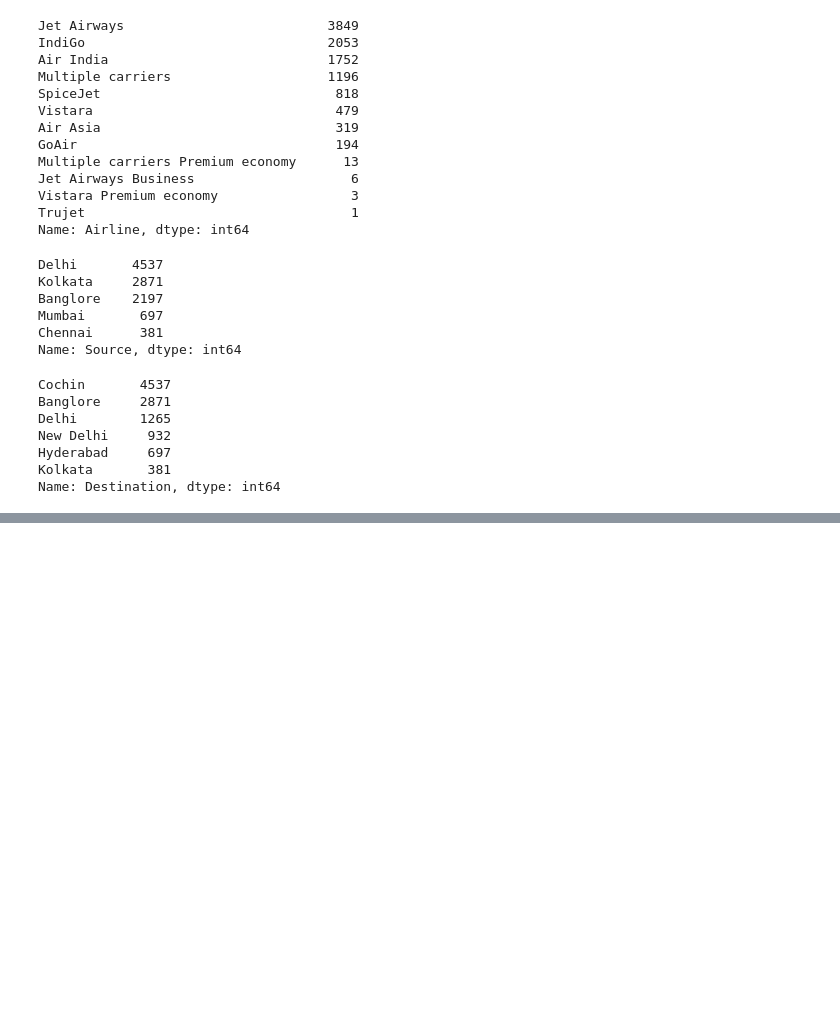
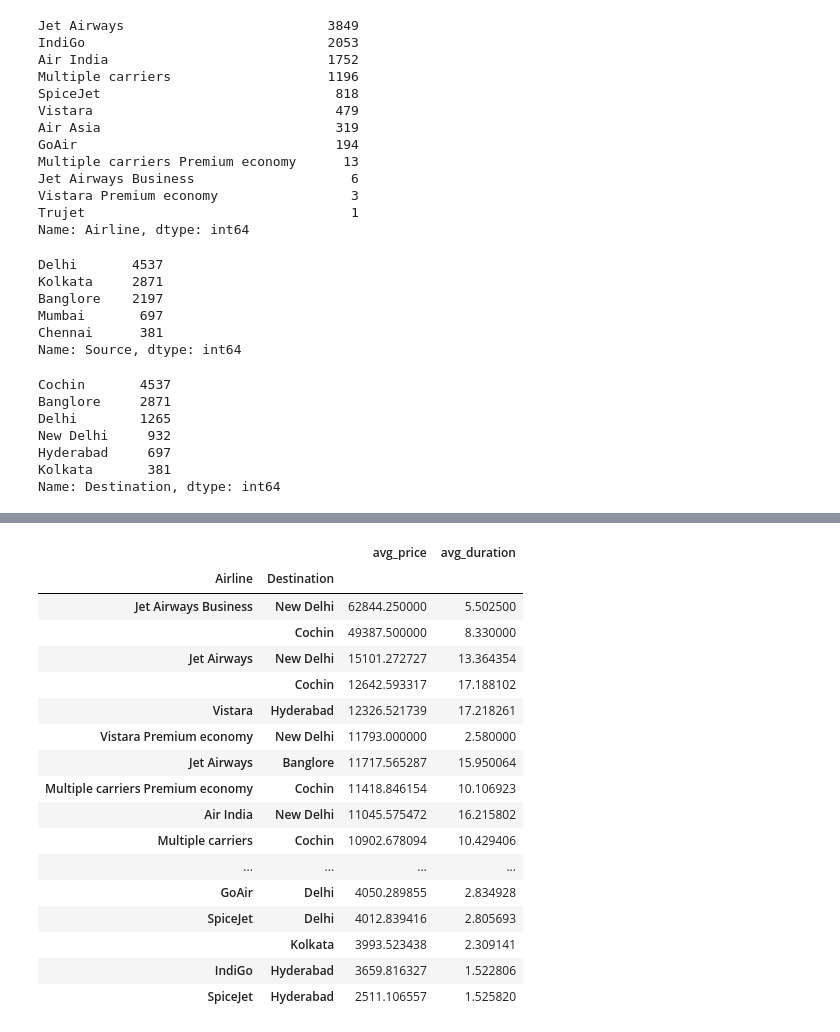
Before and after one commit to mehratif1/Flight_Price_Analysis, a Jupyter notebook: Project1.ipynb, the cells around one changed output, grey strips where cells are left out. Cells and saved outputs as stored; diff of their text form; code cells hidden in the pictures; blank space fills up the shorter version.

```diff
--- a/Project1.ipynb
+++ b/Project1.ipynb
@@ -46,4 +46,4 @@ df["Route"] = df["Route"].astype("str").str.replace("→", "-")
 # %%
 # df["Dep_Time"] = df["Dep_Time"].astype("str").str.replace(":", ".").astype("float")
 # %%
-df["Date_of_Journey"] = df["Date_of_Journey"].astype("datetime64[ns]")
+df["Date_of_Journey"] = pd.to_datetime(df["Date_of_Journey"])
@@ -58,0 +50,2 @@ df.head()
+# %%
+df = df.sort_values(by = "Date_of_Journey", ascending= True).reset_index()
@@ -58,0 +68,20 @@ df.head()
+# %%
+def time_string_to_float(time_str):
+    parts = time_str.split()
+
+    if len(parts) == 2:
+        try:
+            hours = int(parts[0].replace('h', ''))
+            minutes = int(parts[1].replace('m', ''))
+            total_hours = hours + minutes / 60.0
+            return total_hours
+        except ValueError:
+            return None
+    elif len(parts) == 1 and 'h' in parts[0]:
+        hours = int(parts[0].replace("h", ""))
+        return hours
+    else:
+        return None
+
+df["Duration"] = df["Duration"].apply(time_string_to_float)
+df.head()
@@ -58,0 +97,3 @@ df.head()
+# %%
+df["Duration"] = round(df["Duration"], 2)
+# print(df["Duration"])
@@ -140,0 +228,24 @@ dtype: int64
+# %%
+df.groupby(["Airline", "Destination"]).agg(
+    avg_price=pd.NamedAgg(column="Price", aggfunc="mean"),
+    avg_duration=pd.NamedAgg(column="Duration", aggfunc="mean")
+).sort_values(by="avg_price", ascending=False)
+# %% [output]
+|  |  | avg_price | avg_duration |
+| Airline | Destination |  |  |
+| Jet Airways Business | New Delhi | 62844.250000 | 5.502500 |
+|  | Cochin | 49387.500000 | 8.330000 |
+| Jet Airways | New Delhi | 15101.272727 | 13.364354 |
+|  | Cochin | 12642.593317 | 17.188102 |
+| Vistara | Hyderabad | 12326.521739 | 17.218261 |
+| Vistara Premium economy | New Delhi | 11793.000000 | 2.580000 |
+| Jet Airways | Banglore | 11717.565287 | 15.950064 |
+| Multiple carriers Premium economy | Cochin | 11418.846154 | 10.106923 |
+| Air India | New Delhi | 11045.575472 | 16.215802 |
+| Multiple carriers | Cochin | 10902.678094 | 10.429406 |
+| ... | ... | ... | ... |
+| GoAir | Delhi | 4050.289855 | 2.834928 |
+| SpiceJet | Delhi | 4012.839416 | 2.805693 |
+|  | Kolkata | 3993.523438 | 2.309141 |
+| IndiGo | Hyderabad | 3659.816327 | 1.522806 |
+| SpiceJet | Hyderabad | 2511.106557 | 1.525820 |
```
Also changed, not shown: parts of 17 cells of this notebook.
